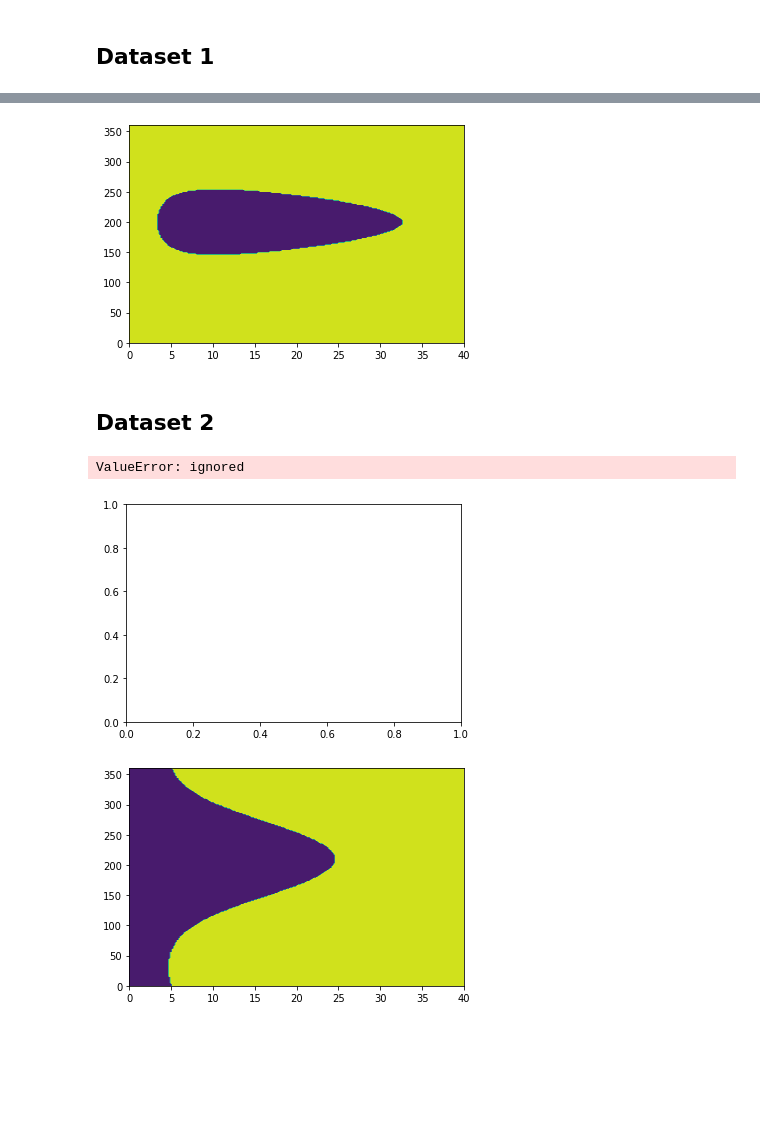
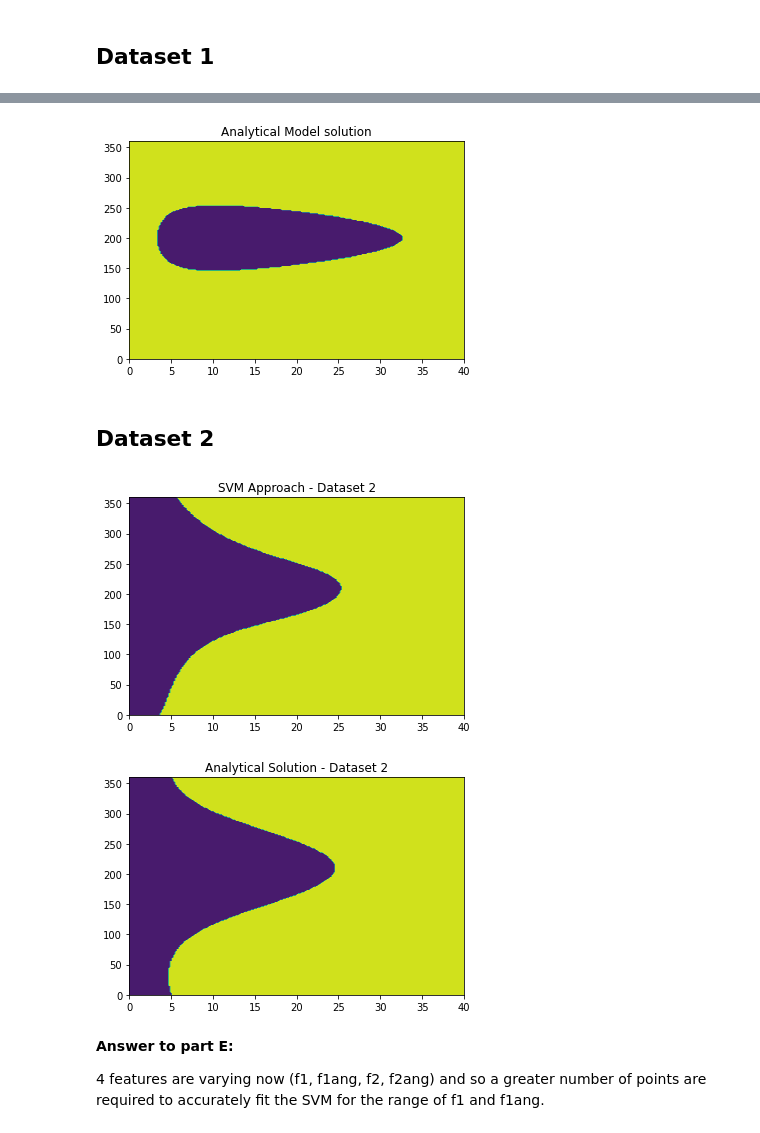
Before and after one commit to choiboy92/ImperialML, a Jupyter notebook: Tutorial 10/Tutorial10.ipynb, the cells around one changed output, grey strips where cells are left out. Saved outputs shown, nothing was run; the diff lists cells and outputs as text; code cells hidden in the pictures; blank space fills up the shorter version.

```diff
--- a/Tutorial 10/Tutorial10.ipynb
+++ b/Tutorial 10/Tutorial10.ipynb
@@ -113,28 +118,29 @@ Answers to part B:
 # %%
 import matplotlib.pyplot as plt
 
 m_model = 3
 f1_model = 18
 f1ang_model = 20
 mu = 0.5
 friction_f = m_model*9.81*mu
 f1_vert = f1_model*np.sin(f1ang_model*np.pi/180)
 f1_hoz = f1_model*np.cos(f1ang_model*np.pi/180)
 y_model = []
 
 for i in range(0, len(Xgrid)):
   f2_vert = Xgrid[i,0]*np.sin(Xgrid[i,1]*np.pi/180)
   f2_hoz = Xgrid[i,0]*np.cos(Xgrid[i,1]*np.pi/180)
   resultant = np.sqrt(((f1_hoz+f2_hoz)**2) + ((f1_vert+f2_vert)**2))
   if resultant>friction_f:
     y_model+= [1]
   else:
     y_model+= [0]
 y_model = np.array(y_model).reshape([npx,npy])
 plt.contourf(x1line, x2line, y_model) # plot contour
+plt.title("Analytical Model solution")
 plt.show()
 # %% [output]
-[figure, old version]
+[figure, new version]
 # %% [markdown]
 ## Dataset 2
 # %%
@@ -151,7 +157,7 @@ f2ang_2 = np.array(df_2['f2ang'])
 m = np.array(df_2['m'])
 slips_2 = np.array(df_2['slips'])
 
-# X is only f2, f2ang as other parameters are held constant
+# X is f1, f1ang, f2, f2ang as other parameters are held constant
 X2 = np.concatenate((f1_2.reshape(len(f1_2), 1), f1ang_2.reshape(len(f1ang_2), 1), f2_2.reshape(len(f2_2), 1), f2ang_2.reshape(len(f2ang_2), 1)), axis=1)
 y2 = slips_2.reshape(len(slips_2), 1)
 
@@ -163,21 +169,26 @@ from sklearn.svm import SVC
 import matplotlib.pyplot as plt
 fig, ax = plt.subplots()
 
-#QUESTION: do we use scaled values for SVM as well
 # define support vector machine
 svm = SVC(C=1000, gamma='scale' , kernel='rbf')
 svm.fit(X2_scaled, y2)
 
-classVals = svm.predict(scaler2.transform(Xgrid))
+# Add f1=10, f1ang=30, to the prediction
+f1_2_plot = np.full(shape=len(Xgrid),fill_value=10)
+f1ang_2_plot = np.full(shape=len(Xgrid),fill_value=30)
+Xplot = np.concatenate((f1_2_plot.reshape(len(f1_2_plot), 1), f1ang_2_plot.reshape(len(f1ang_2_plot), 1), Xgrid), axis=1)
+
+classVals = svm.predict(scaler2.transform(Xplot))
 classVals = np.reshape(classVals, [npx,npy])  #reshape
 plt.contourf(x1line, x2line, classVals) # plot contour
-ax.scatter(X2[slips==0, 0], X2[slips==0, 1])
-ax.scatter(X2[slips==1, 0], X2[slips==1, 1])
+#ax.scatter(X2[slips==0, 0], X2[slips==0, 1])
+#ax.scatter(X2[slips==1, 0], X2[slips==1, 1])
+plt.title("SVM Approach - Dataset 2")
 plt.show()
 # %% [output]
-ValueError: ignored
-[figure, old version]
+[figure, new version]
 # %%
+# Analytical decision function for 2nd dataset (f1=10, f1ang=30)
 import matplotlib.pyplot as plt
 
 m_model = 3
@@ -199,6 +210,11 @@ for i in range(0, len(Xgrid)):
     y_model+= [0]
 y_model = np.array(y_model).reshape([npx,npy])
 plt.contourf(x1line, x2line, y_model) # plot contour
+plt.title("Analytical Solution - Dataset 2")
 plt.show()
 # %% [output]
-[figure, old version]
+[figure, new version]
+# %% [markdown]
+**Answer to part E:**
+
+4 features are varying now (f1, f1ang, f2, f2ang) and so a greater number of points are required to accurately fit the SVM for the range of f1 and f1ang.
```
Also changed, not shown: parts of 4 cells of this notebook.
